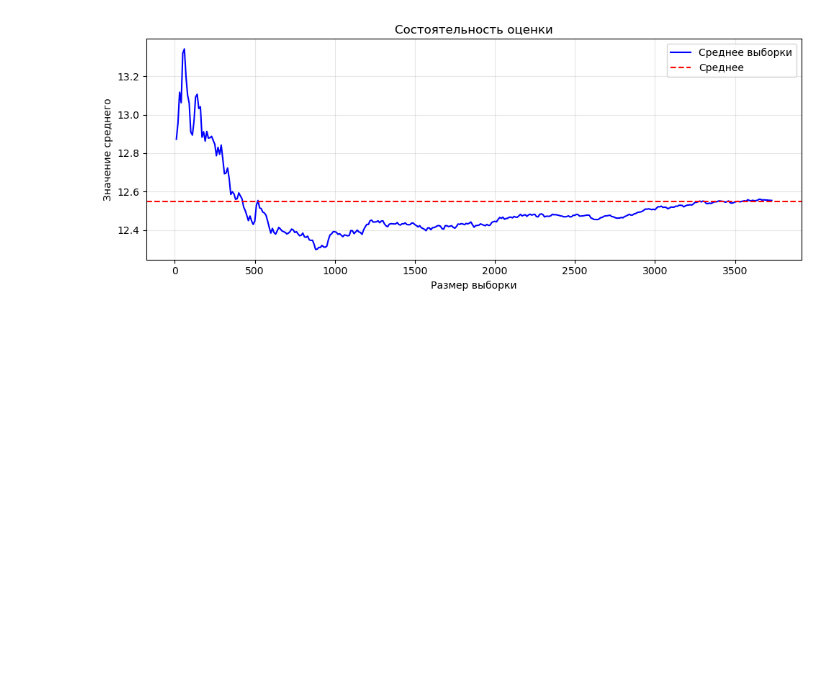
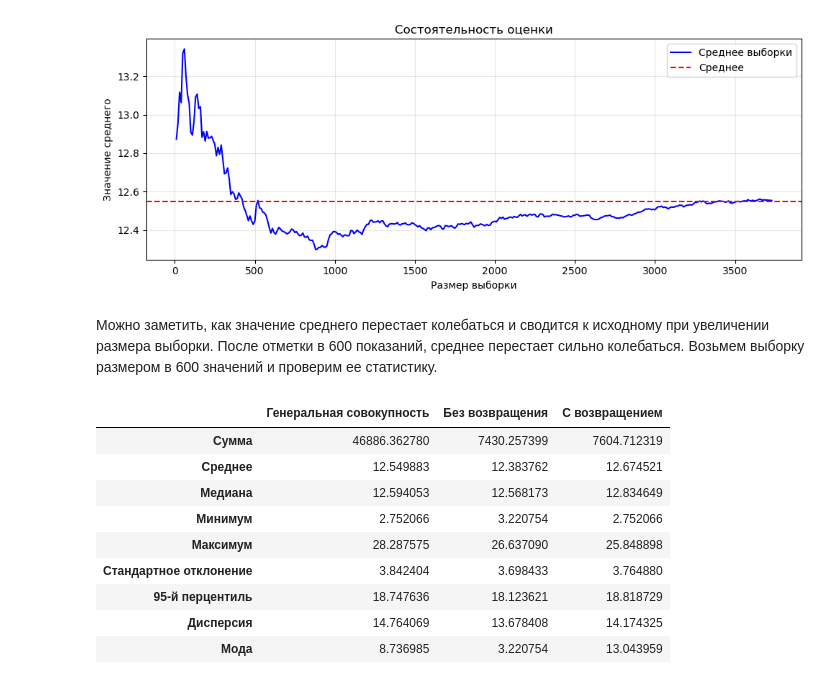
Before and after one commit to ffriewrya/lab01, a Jupyter notebook: lab01.ipynb, the cells around one changed output. Saved outputs shown, nothing was run; the diff lists cells and outputs as text; code cells hidden in the pictures; blank space fills up the shorter version.

Commit message:
проверка для выборки обьемом 600, выводы

```diff
--- a/lab01.ipynb
+++ b/lab01.ipynb
@@ -390,3 +390,43 @@ plt.tight_layout()
 plt.show()
 # %% [output]
 [figure]
+# %% [markdown]
+Можно заметить, как значение среднего перестает колебаться и сводится к исходному при увеличении размера выборки.
+После отметки в 600 показаний, среднее перестает сильно колебаться. Возьмем выборку размером в 600 значений и проверим ее статистику.
+# %%
+n_samples = 600
+
+no_return = temp.sample(n=n_samples, replace=False, random_state=40)
+with_return = temp.sample(n=n_samples, replace=True, random_state=40)
+
+def get_stat(data, column_name):
+    stats = {
+        "Сумма": data.sum(),
+        "Среднее": data.mean(),
+        "Медиана": data.median(),
+        "Минимум": data.min(),
+        "Максимум": data.max(),
+        "Стандартное отклонение": data.std(),
+        "95-й перцентиль": data.quantile(0.95),
+        "Дисперсия": data.var(),
+        "Мода": data.mode().iloc[0],
+    }
+    return pd.DataFrame(stats.values(), index=stats.keys(), columns=[column_name])
+
+df_gen = get_stat(temp, "Генеральная совокупность")
+df_no_r = get_stat(no_return, "Без возвращения ")
+df_with_r = get_stat(with_return, "С возвращением")
+
+table = pd.concat([df_gen, df_no_r, df_with_r], axis=1)
+display(table)
+# %% [output]
+|  | Генеральная совокупность | Без возвращения | С возвращением |
+| Сумма | 46886.362780 | 7430.257399 | 7604.712319 |
+| Среднее | 12.549883 | 12.383762 | 12.674521 |
+| Медиана | 12.594053 | 12.568173 | 12.834649 |
+| Минимум | 2.752066 | 3.220754 | 2.752066 |
+| Максимум | 28.287575 | 26.637090 | 25.848898 |
+| Стандартное отклонение | 3.842404 | 3.698433 | 3.764880 |
+| 95-й перцентиль | 18.747636 | 18.123621 | 18.818729 |
+| Дисперсия | 14.764069 | 13.678408 | 14.174325 |
+| Мода | 8.736985 | 3.220754 | 13.043959 |
```
Also changed, not shown: parts of 1 cell of this notebook.
